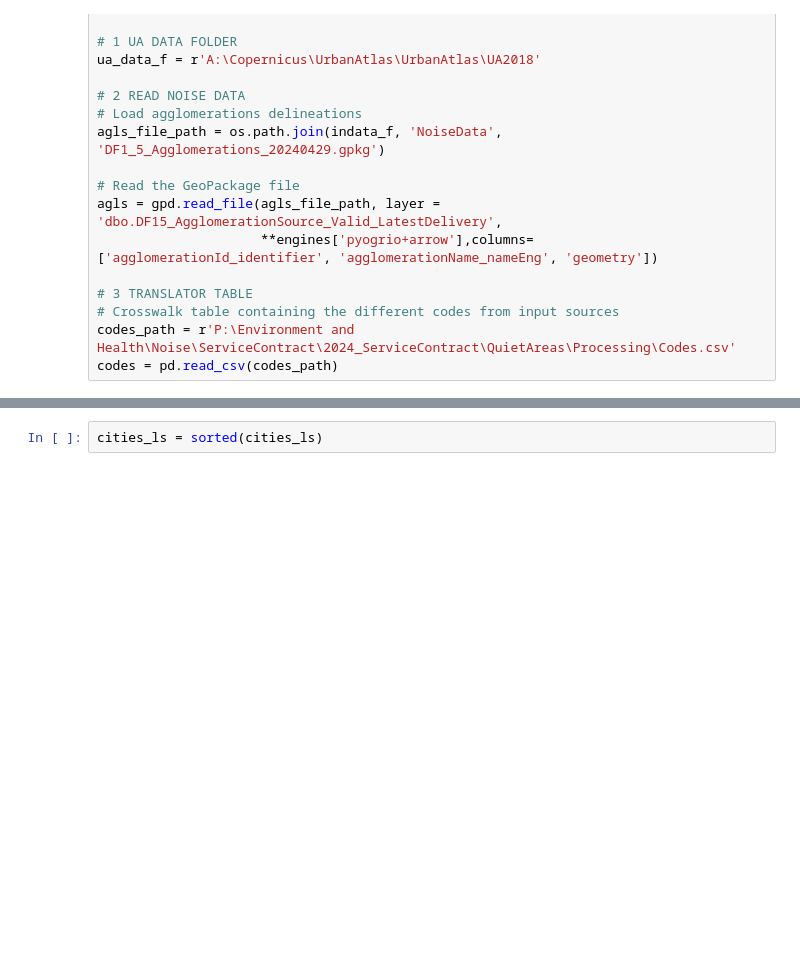
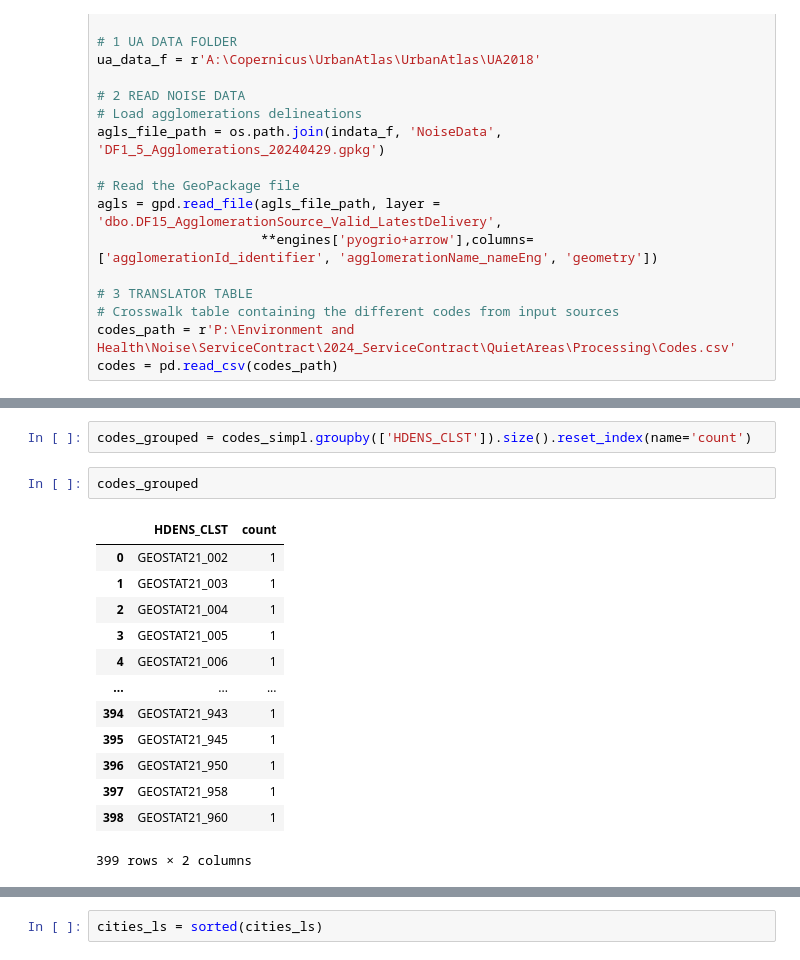
Before and after one commit to ubachr/GQA, a Jupyter notebook: 01_Create_GQA_DE_upd2.ipynb, the cells around one changed output, grey strips where cells are left out. Drawn from its saved outputs; the diff is of its cells as text; blank space fills up the shorter version.

```diff
--- a/01_Create_GQA_DE_upd2.ipynb
+++ b/01_Create_GQA_DE_upd2.ipynb
@@ -109,0 +122,18 @@ codes = pd.read_csv(codes_path)
+# %%
+codes_grouped = codes_simpl.groupby(['HDENS_CLST']).size().reset_index(name='count')
+# %%
+codes_grouped
+# %% [output]
+|  | HDENS_CLST | count |
+| 0 | GEOSTAT21_002 | 1 |
+| 1 | GEOSTAT21_003 | 1 |
+| 2 | GEOSTAT21_004 | 1 |
+| 3 | GEOSTAT21_005 | 1 |
+| 4 | GEOSTAT21_006 | 1 |
+| ... | ... | ... |
+| 394 | GEOSTAT21_943 | 1 |
+| 395 | GEOSTAT21_945 | 1 |
+| 396 | GEOSTAT21_950 | 1 |
+| 397 | GEOSTAT21_958 | 1 |
+| 398 | GEOSTAT21_960 | 1 |
+399 rows × 2 columns
```
Also changed, not shown: parts of 9 cells of this notebook, 4 other files.
